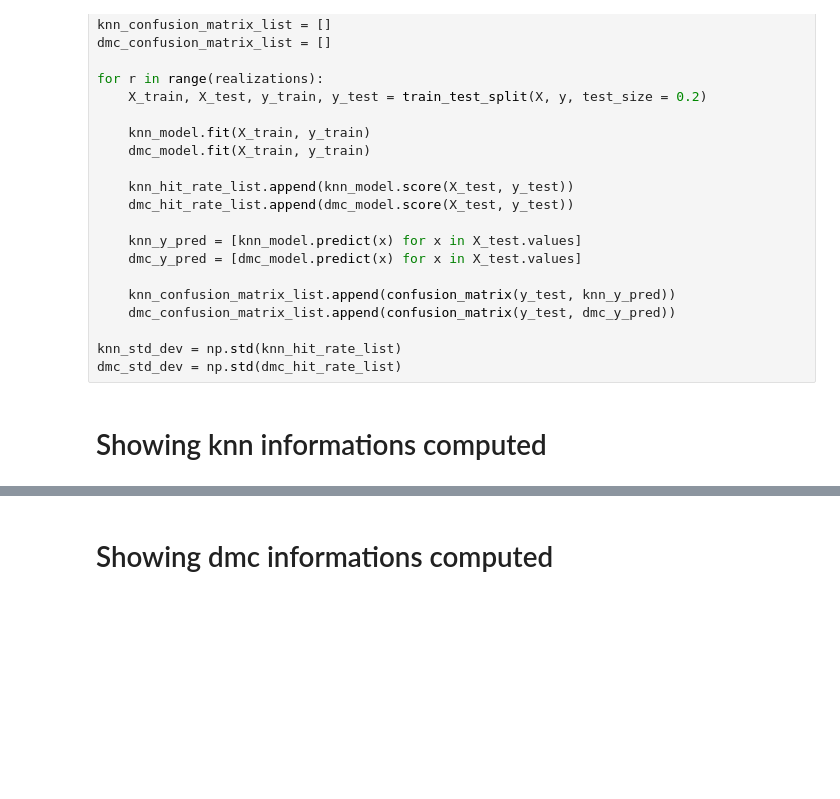
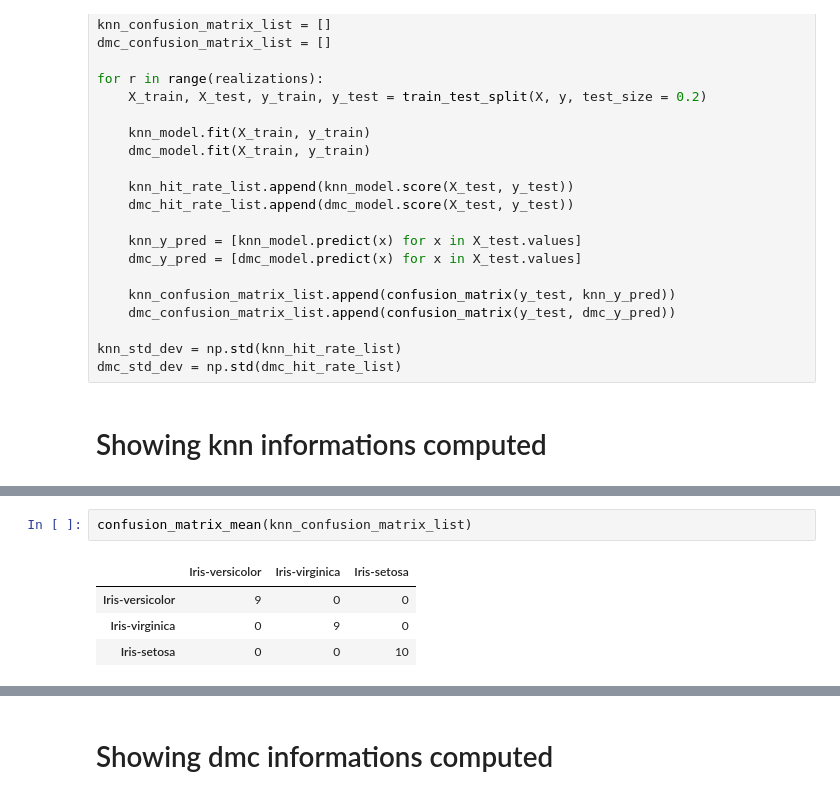
Before and after one commit to cacajr/ML, a Jupyter notebook: test_knn_vs_dmc_iris.ipynb, the cells around one changed output, grey strips where cells are left out. Cells and saved outputs as stored; diff of their text form; blank space fills up the shorter version.

Commit message:
adding confusion matrix with classes on the comparations

```diff
--- a/test_knn_vs_dmc_iris.ipynb
+++ b/test_knn_vs_dmc_iris.ipynb
@@ -83,0 +85,7 @@ Confusion Matrix:
+# %%
+confusion_matrix_mean(knn_confusion_matrix_list)
+# %% [output]
+|  | Iris-versicolor | Iris-virginica | Iris-setosa |
+| Iris-versicolor | 9 | 0 | 0 |
+| Iris-virginica | 0 | 9 | 0 |
+| Iris-setosa | 0 | 0 | 10 |
```
Also changed, not shown: parts of 6 cells of this notebook, 3 other files.
